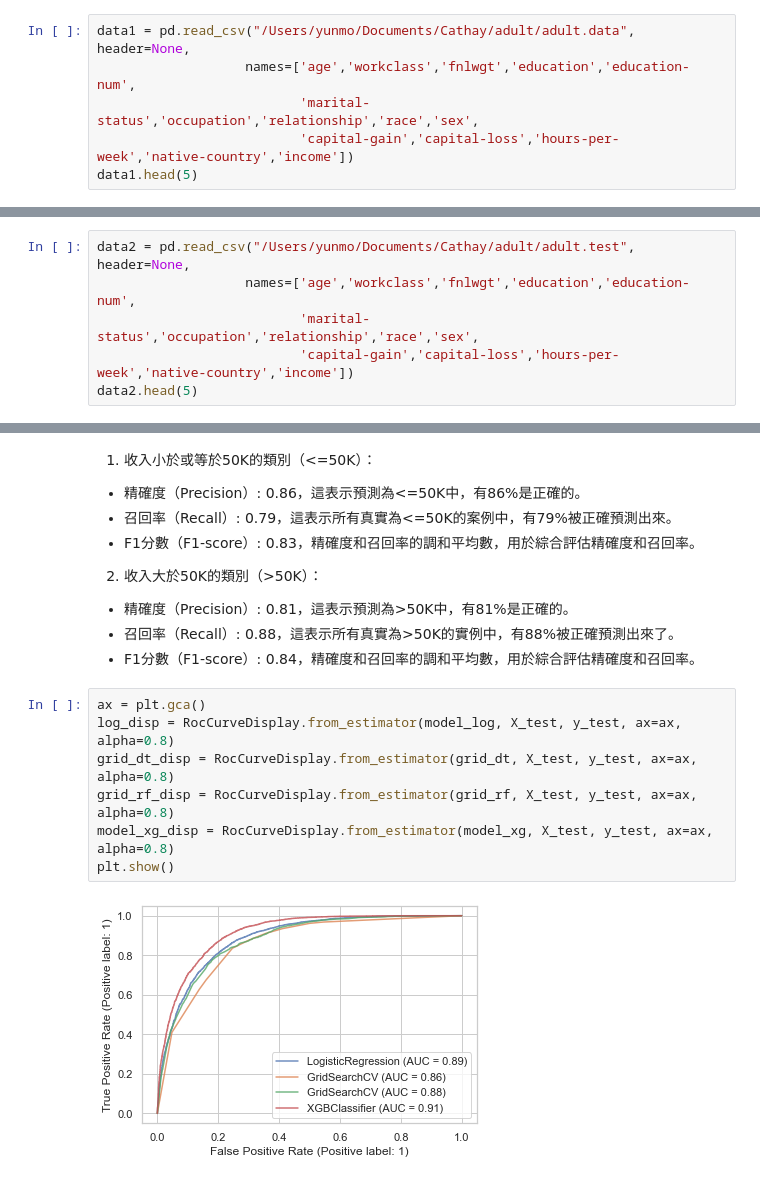
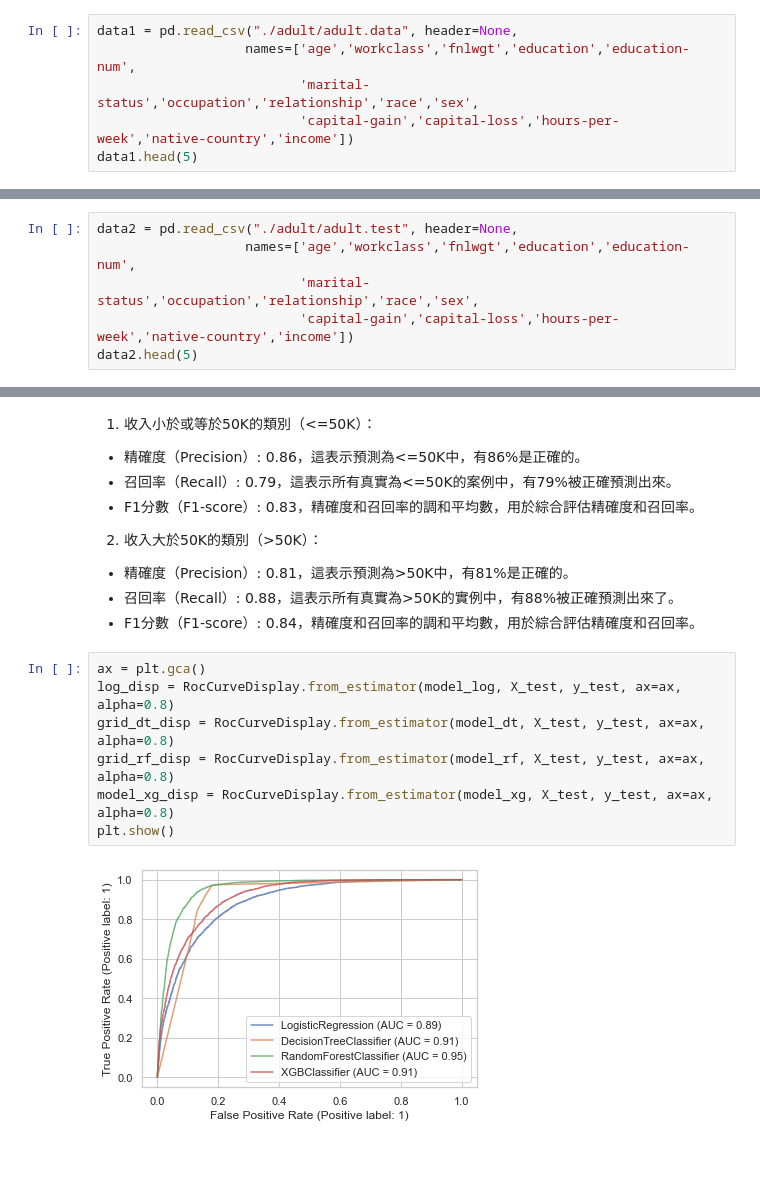
Before and after one commit to shou-jung/Project, a Jupyter notebook: 1. adult.ipynb, the cells around one changed output, grey strips where cells are left out. Drawn from its saved outputs; the diff is of its cells as text.

```diff
--- a/1. adult.ipynb
+++ b/1. adult.ipynb
@@ -81,7 +81,7 @@ income--收入
 # %% [markdown]
 # 1. Read data
 # %%
-data1 = pd.read_csv("/Users/yunmo/Documents/Cathay/adult/adult.data", header=None,
+data1 = pd.read_csv("./adult/adult.data", header=None,
                    names=['age','workclass','fnlwgt','education','education-num',
                           'marital-status','occupation','relationship','race','sex',
                           'capital-gain','capital-loss','hours-per-week','native-country','income'])
@@ -94,7 +94,7 @@ data1.head(5)
 | 3 | 53 | Private | 234721 | 11th | 7 | Married-civ-spouse | Handlers-cleaners | Husband | ... |
 | 4 | 28 | Private | 338409 | Bachelors | 13 | Married-civ-spouse | Prof-specialty | Wife | ... |
 # %%
-data2 = pd.read_csv("/Users/yunmo/Documents/Cathay/adult/adult.test", header=None,
+data2 = pd.read_csv("./adult/adult.test", header=None,
                    names=['age','workclass','fnlwgt','education','education-num',
                           'marital-status','occupation','relationship','race','sex',
                           'capital-gain','capital-loss','hours-per-week','native-country','income'])
@@ -895,9 +897,9 @@ weighted avg       0.84      0.83      0.83     14862
 # %%
 ax = plt.gca()
 log_disp = RocCurveDisplay.from_estimator(model_log, X_test, y_test, ax=ax, alpha=0.8)
-grid_dt_disp = RocCurveDisplay.from_estimator(grid_dt, X_test, y_test, ax=ax, alpha=0.8)
-grid_rf_disp = RocCurveDisplay.from_estimator(grid_rf, X_test, y_test, ax=ax, alpha=0.8)
+grid_dt_disp = RocCurveDisplay.from_estimator(model_dt, X_test, y_test, ax=ax, alpha=0.8)
+grid_rf_disp = RocCurveDisplay.from_estimator(model_rf, X_test, y_test, ax=ax, alpha=0.8)
 model_xg_disp = RocCurveDisplay.from_estimator(model_xg, X_test, y_test, ax=ax, alpha=0.8)
 plt.show()
 # %% [output]
-[figure, old version]
+[figure, new version]
```
Also changed, not shown: parts of 8 cells of this notebook.
